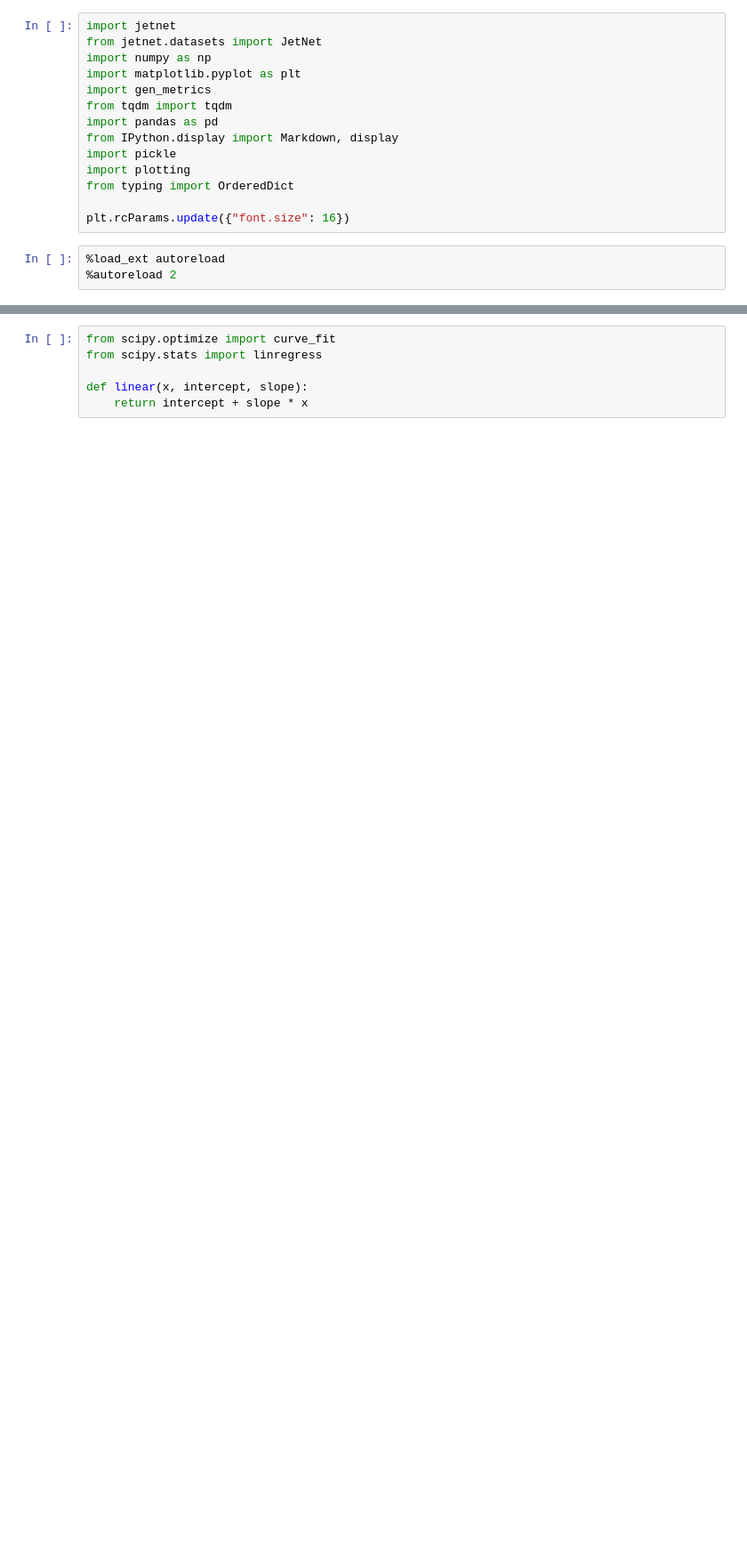
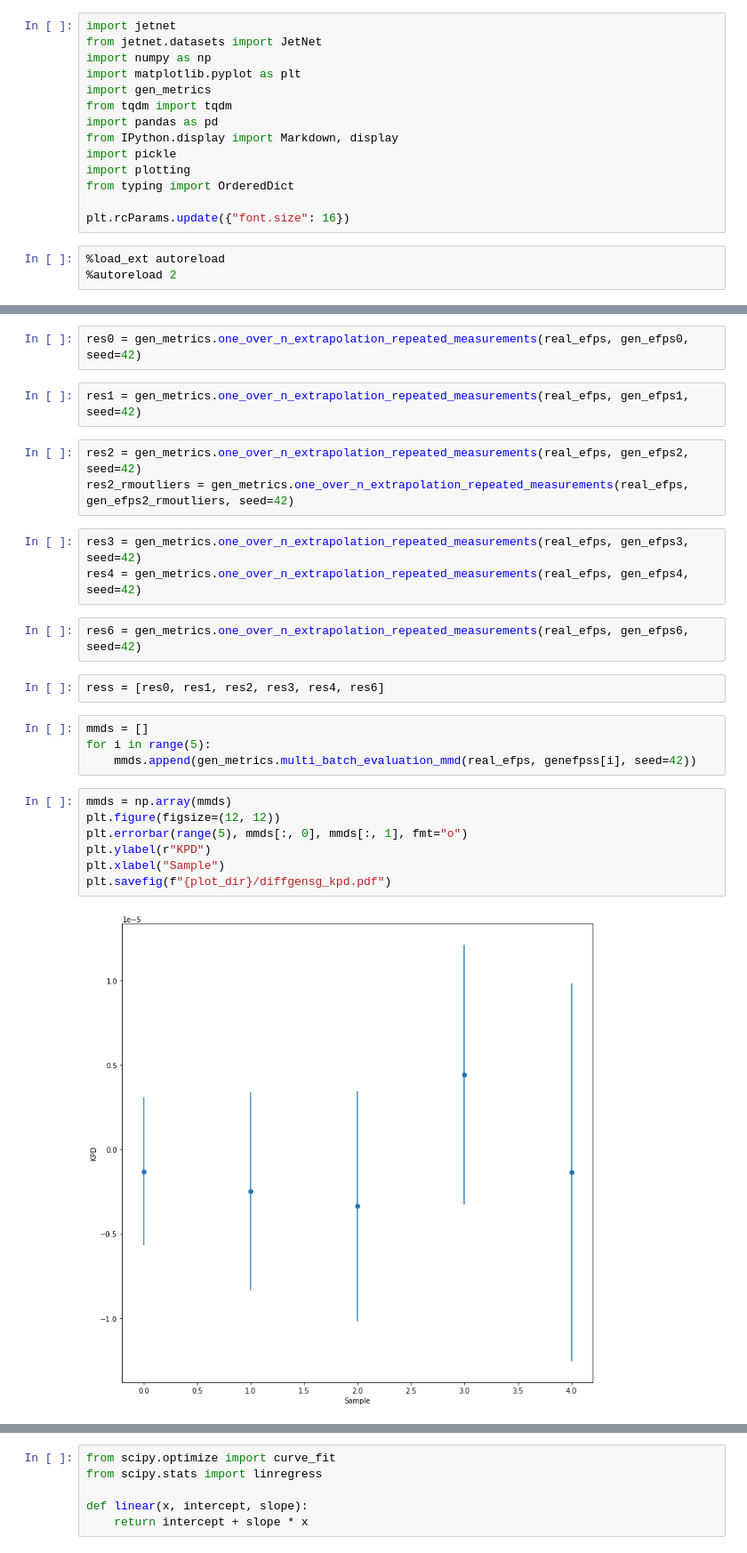
Before and after one commit to rkansal47/hep-generative-metrics, a Jupyter notebook: src/fgd_inf.ipynb, the cells around one changed output, grey strips where cells are left out. Shown at 89% size. Drawn from its saved outputs; the diff is of its cells as text; blank space fills up the shorter version.

```diff
--- a/src/fgd_inf.ipynb
+++ b/src/fgd_inf.ipynb
@@ -36,0 +102,27 @@ _ = plt.legend()
+# %%
+res0 = gen_metrics.one_over_n_extrapolation_repeated_measurements(real_efps, gen_efps0, seed=42)
+# %%
+res1 = gen_metrics.one_over_n_extrapolation_repeated_measurements(real_efps, gen_efps1, seed=42)
+# %%
+res2 = gen_metrics.one_over_n_extrapolation_repeated_measurements(real_efps, gen_efps2, seed=42)
+res2_rmoutliers = gen_metrics.one_over_n_extrapolation_repeated_measurements(real_efps, gen_efps2_rmoutliers, seed=42)
+# %%
+res3 = gen_metrics.one_over_n_extrapolation_repeated_measurements(real_efps, gen_efps3, seed=42)
+res4 = gen_metrics.one_over_n_extrapolation_repeated_measurements(real_efps, gen_efps4, seed=42)
+# %%
+res6 = gen_metrics.one_over_n_extrapolation_repeated_measurements(real_efps, gen_efps6, seed=42)
+# %%
+ress = [res0, res1, res2, res3, res4, res6]
+# %%
+mmds = []
+for i in range(5):
+    mmds.append(gen_metrics.multi_batch_evaluation_mmd(real_efps, genefpss[i], seed=42))
+# %%
+mmds = np.array(mmds)
+plt.figure(figsize=(12, 12))
+plt.errorbar(range(5), mmds[:, 0], mmds[:, 1], fmt="o")
+plt.ylabel(r"KPD")
+plt.xlabel("Sample")
+plt.savefig(f"{plot_dir}/diffgensg_kpd.pdf")
+# %% [output]
+[figure, added]
```
Also changed, not shown: parts of 24 cells of this notebook, 4 other files.
